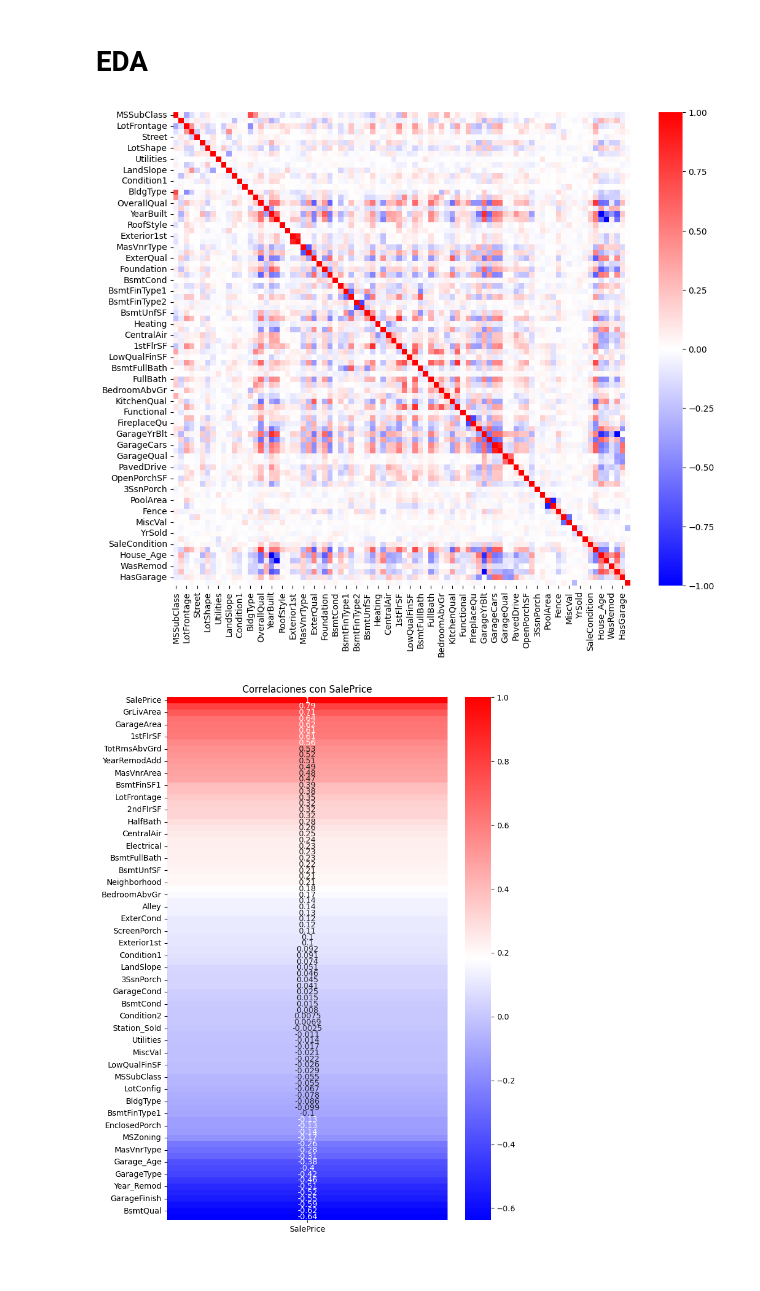
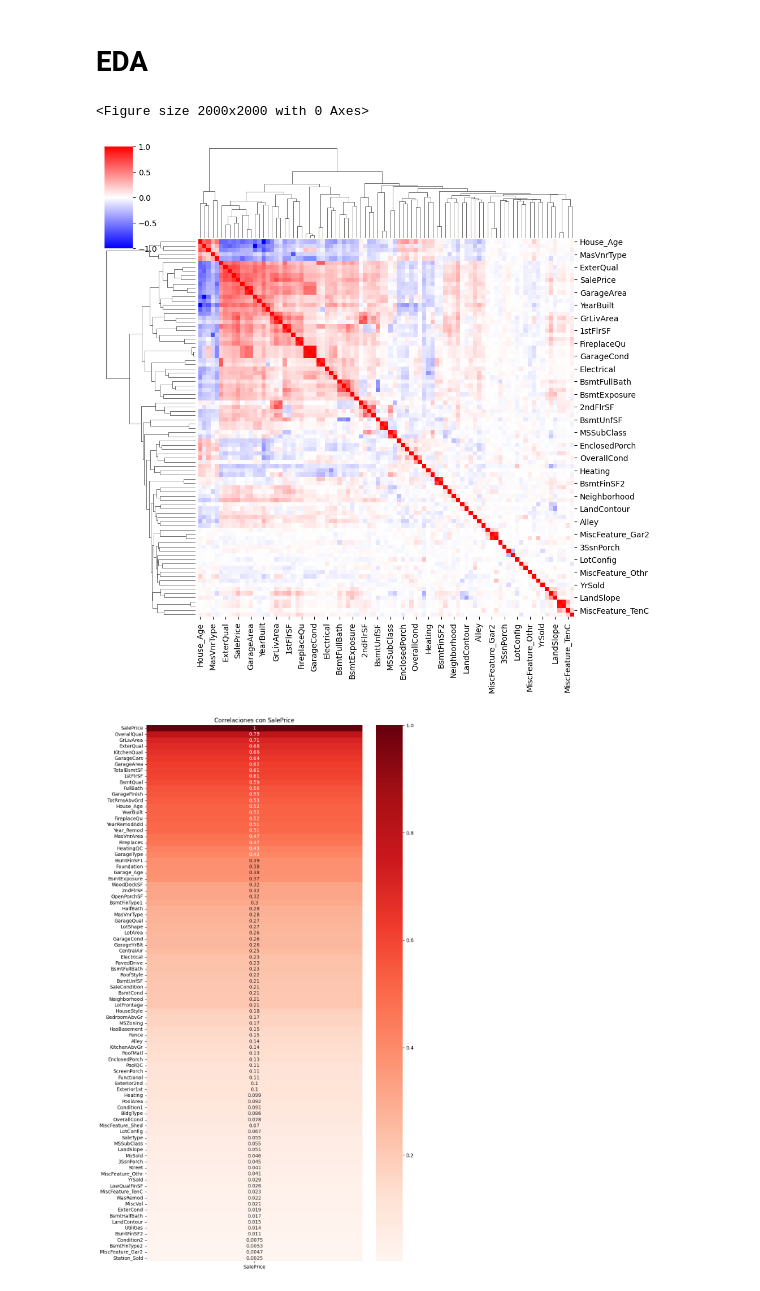
Before and after one commit to alfredofdlv/Housing-Prices, a Jupyter notebook: Notebook.ipynb, the cells around one changed output. Cells and saved outputs as stored; diff of their text form; code cells hidden in the pictures.

```diff
--- a/Notebook.ipynb
+++ b/Notebook.ipynb
@@ -147,0 +173,4 @@ display(df_dated)
+# %%
+for col in numeric_cols:
+    if col in ['LotFrontage','MasVnrArea']:
+            df_dated[col]=df_dated[col].fillna(0)
@@ -150,22 +260,23 @@ display(df_dated)
 # %%
 import matplotlib.pyplot as plt
 import seaborn as sns
 cor=df_dated.corr()
-# cor_abs = cor.abs()
+cor_abs = cor.abs()
 
-# mostramos gráficamente
-plt.figure(figsize=(12,10))
-sns.heatmap(cor, annot=False, cmap=plt.cm.bwr)
+
+# # mostramos gráficamente
+plt.figure(figsize=(20,20))
+sns.clustermap(cor, method='average',annot=False, cmap=plt.cm.bwr)
 plt.show()
-
 # Filtramos las correlaciones respecto a 'SalePrice'
-cor_saleprice = cor[['SalePrice']].sort_values(by='SalePrice', ascending=False)
+cor_saleprice = cor_abs[['SalePrice']].sort_values(by='SalePrice', ascending=False)
 
 # Creamos un heatmap
-plt.figure(figsize=(8, 12))
-sns.heatmap(cor_saleprice, annot=True, cmap=plt.cm.bwr, cbar=True)
+plt.figure(figsize=(10, 20))
+sns.heatmap(cor_saleprice, annot=True, cmap=plt.cm.Reds, cbar=True)
 plt.title("Correlaciones con SalePrice")
 plt.show()
 # %% [output]
+<Figure size 2000x2000 with 0 Axes>
-[figure, old version]
+[figure, new version]
-[figure, old version]
+[figure, new version]
```
Also changed, not shown: parts of 13 cells of this notebook, 3 other files.
